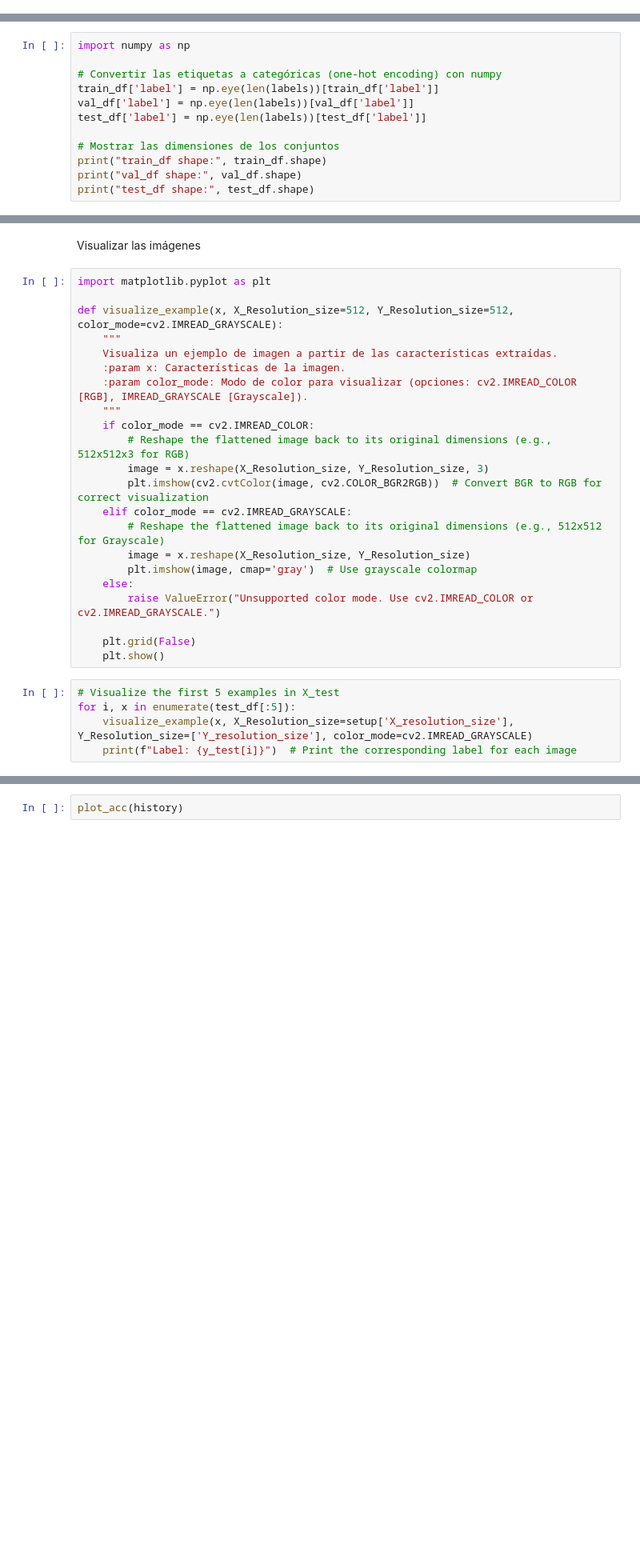
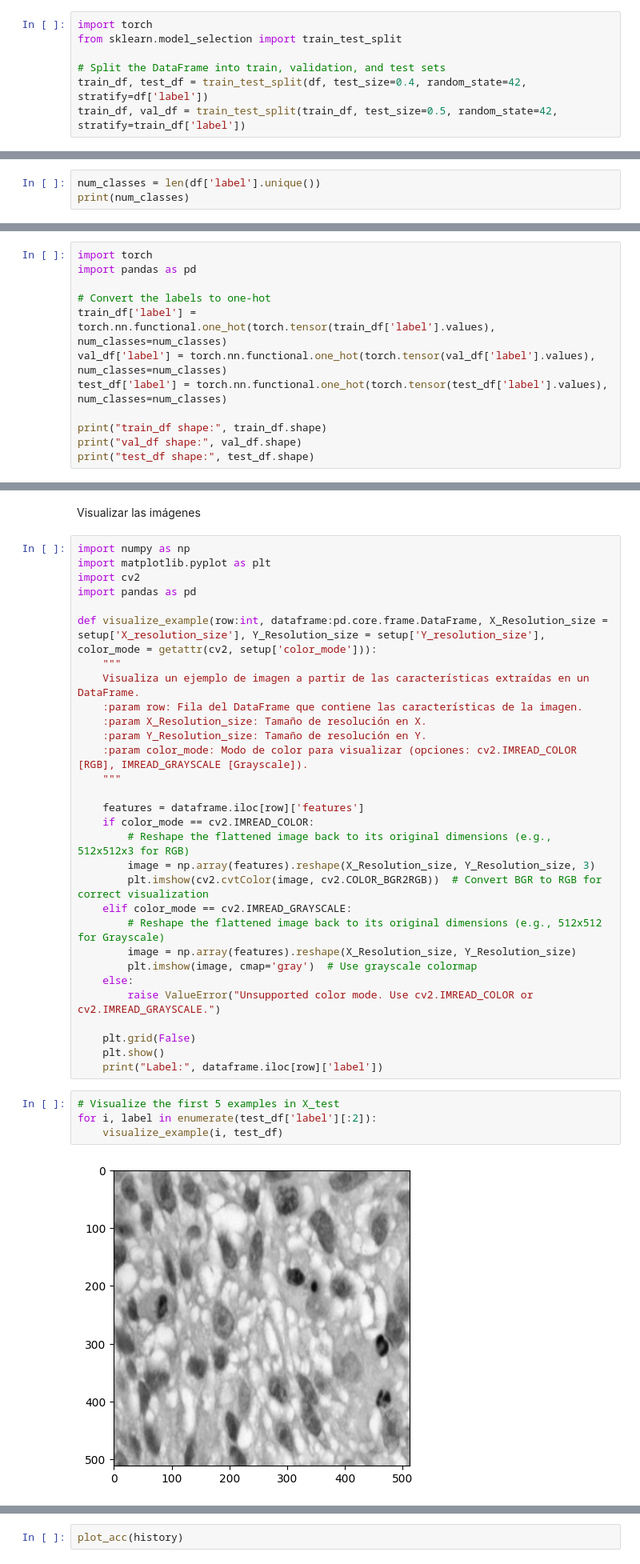
Before and after one commit to Javiert54/DaCiberSalut, a Jupyter notebook: salutAI/dacibersalut.ipynb, the cells around one changed output, grey strips where cells are left out. Shown at 80% size. Saved outputs shown, nothing was run; the diff lists cells and outputs as text; blank space fills up the shorter version.

```diff
--- a/salutAI/dacibersalut.ipynb
+++ b/salutAI/dacibersalut.ipynb
@@ -120,2 +104,12 @@ df.head()
+# %%
+import torch
+from sklearn.model_selection import train_test_split
+
+# Split the DataFrame into train, validation, and test sets
+train_df, test_df = train_test_split(df, test_size=0.4, random_state=42, stratify=df['label'])
+train_df, val_df = train_test_split(train_df, test_size=0.5, random_state=42, stratify=train_df['label'])
 # %% [markdown]
 Preparación de los datos
+# %%
+num_classes = len(df['label'].unique())
+print(num_classes)
@@ -122,12 +127,12 @@ Preparación de los datos
 # %%
-import numpy as np
+import torch
+import pandas as pd
 
-# Convertir las etiquetas a categóricas (one-hot encoding) con numpy
-train_df['label'] = np.eye(len(labels))[train_df['label']]
-val_df['label'] = np.eye(len(labels))[val_df['label']]
-test_df['label'] = np.eye(len(labels))[test_df['label']]
+# Convert the labels to one-hot
+train_df['label'] = torch.nn.functional.one_hot(torch.tensor(train_df['label'].values), num_classes=num_classes)
+val_df['label'] = torch.nn.functional.one_hot(torch.tensor(val_df['label'].values), num_classes=num_classes)
+test_df['label'] = torch.nn.functional.one_hot(torch.tensor(test_df['label'].values), num_classes=num_classes)
 
-# Mostrar las dimensiones de los conjuntos
 print("train_df shape:", train_df.shape)
 print("val_df shape:", val_df.shape)
 print("test_df shape:", test_df.shape)
@@ -136,30 +141,38 @@ NameError: name 'train_df' is not defined
 # %% [markdown]
 Visualizar las imágenes
 # %%
+import numpy as np
 import matplotlib.pyplot as plt
+import cv2
+import pandas as pd
 
-def visualize_example(x, X_Resolution_size=512, Y_Resolution_size=512, color_mode=cv2.IMREAD_GRAYSCALE):
+def visualize_example(row:int, dataframe:pd.core.frame.DataFrame, X_Resolution_size = setup['X_resolution_size'], Y_Resolution_size = setup['Y_resolution_size'], color_mode = getattr(cv2, setup['color_mode'])):
     """
-    Visualiza un ejemplo de imagen a partir de las características extraídas.
-    :param x: Características de la imagen.
+    Visualiza un ejemplo de imagen a partir de las características extraídas en un DataFrame.
+    :param row: Fila del DataFrame que contiene las características de la imagen.
+    :param X_Resolution_size: Tamaño de resolución en X.
+    :param Y_Resolution_size: Tamaño de resolución en Y.
     :param color_mode: Modo de color para visualizar (opciones: cv2.IMREAD_COLOR [RGB], IMREAD_GRAYSCALE [Grayscale]).
     """
+
+    features = dataframe.iloc[row]['features']
     if color_mode == cv2.IMREAD_COLOR:
         # Reshape the flattened image back to its original dimensions (e.g., 512x512x3 for RGB)
-        image = x.reshape(X_Resolution_size, Y_Resolution_size, 3)
+        image = np.array(features).reshape(X_Resolution_size, Y_Resolution_size, 3)
         plt.imshow(cv2.cvtColor(image, cv2.COLOR_BGR2RGB))  # Convert BGR to RGB for correct visualization
     elif color_mode == cv2.IMREAD_GRAYSCALE:
         # Reshape the flattened image back to its original dimensions (e.g., 512x512 for Grayscale)
-        image = x.reshape(X_Resolution_size, Y_Resolution_size)
+        image = np.array(features).reshape(X_Resolution_size, Y_Resolution_size)
         plt.imshow(image, cmap='gray')  # Use grayscale colormap
     else:
         raise ValueError("Unsupported color mode. Use cv2.IMREAD_COLOR or cv2.IMREAD_GRAYSCALE.")
 
     plt.grid(False)
     plt.show()
+    print("Label:", dataframe.iloc[row]['label'])
 # %%
 # Visualize the first 5 examples in X_test
-for i, x in enumerate(test_df[:5]):
-    visualize_example(x, X_Resolution_size=setup['X_resolution_size'], Y_Resolution_size=['Y_resolution_size'], color_mode=cv2.IMREAD_GRAYSCALE)
-    print(f"Label: {y_test[i]}")  # Print the corresponding label for each image
+for i, label in enumerate(test_df['label'][:2]):
+    visualize_example(i, test_df)
 # %% [output]
+[figure, added]
```
Also changed, not shown: parts of 16 cells of this notebook, 3 other files.
